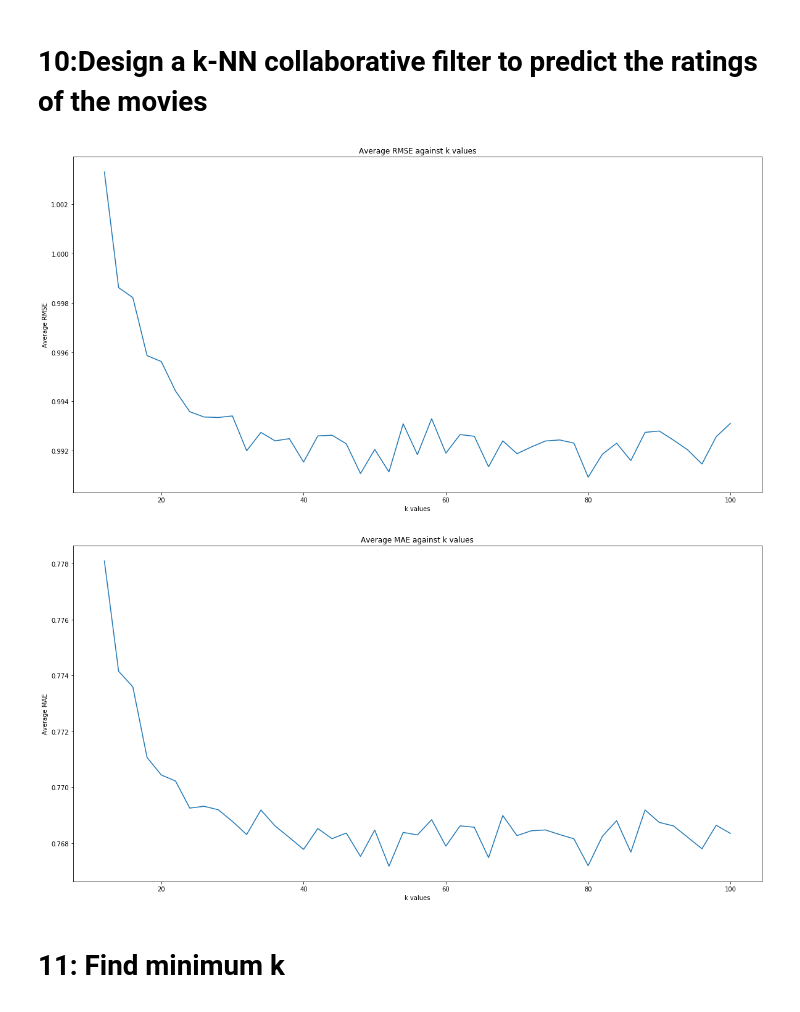
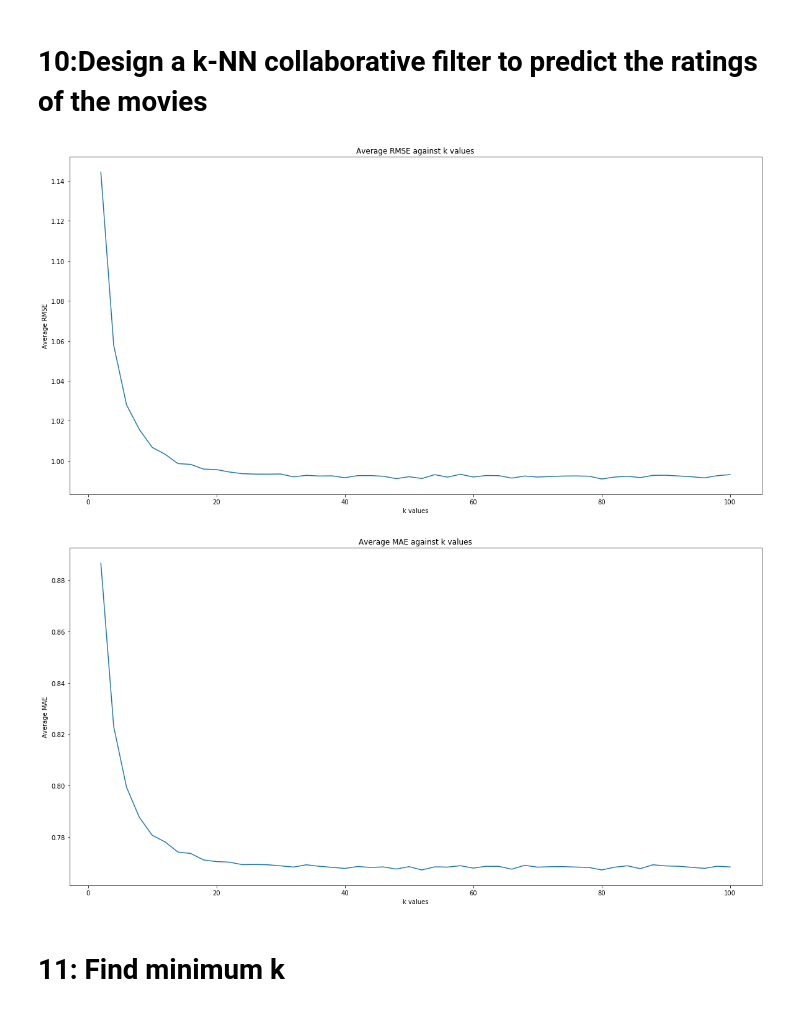
Before and after one commit to shrey-agarwal/Large-Scale-Data-Mining, a Jupyter notebook: Project 3/project3.ipynb, the cells around one changed output. Drawn from its saved outputs; the diff is of its cells as text; code cells hidden in the pictures.

```diff
--- a/Project 3/project3.ipynb
+++ b/Project 3/project3.ipynb
@@ -101,52 +102,55 @@ plt.show()
 ### //TODO
 # %% [markdown]
 # 10:Design a k-NN collaborative filter to predict the ratings of the movies
+# %%
+def plot_rmse_mae(val):
+    mean_rmse = []
+    mean_mae = []
+    for i in range(len(val)):
+        mean_rmse.append(sum(val[i]['test_rmse'])/len(val[i]['test_rmse']))
+        mean_mae.append(sum(val[i]['test_mae'])/len(val[i]['test_mae']))
+
+    plt.figure(figsize=(20,10))
+    plt.plot(range(2,101,2), mean_rmse)
+
+    plt.xlabel('k values')
+    plt.ylabel('Average RMSE')
+    plt.title('Average RMSE against k values')
+    plt.show()
+
+    plt.figure(figsize=(20,10))
+    plt.plot(range(2,101,2), mean_mae)
+
+    plt.xlabel('k values')
+    plt.ylabel('Average MAE')
+    plt.title('Average MAE against k values')
+    plt.show()
 # %%
 load_model = True
 reader = Reader(rating_scale=(1, 5))
 data = Dataset.load_from_df(df[['userId', 'movieId', 'rating']], reader)
 
 if not load_model:
     sim_options = {'name': 'pearson',
                    'user_based': True  # compute  similarities between items
                    }
     list_k = range(2,101, 2)
     print(list(list_k))
     val = []
     for k in list_k:
         model = knns.KNNBasic(k=k, min_k=1, sim_options=sim_options)
         val.append(cross_validate(model, data, measures=['RMSE', 'MAE'], cv=10, verbose=False))
 
     #Dump the results to knnFull.pkl
     with open('models/knnFull.pkl','wb') as f:
         pickle.dump(val,f)
 else:
     val = pickle.load(open('models/knnFull.pkl','rb'))
+
+plot_rmse_mae(val)
+# %% [output]
+[figure, added]
+[figure, added]
-# %%
-mean_rmse = []
-mean_mae = []
-for i in range(len(val)):
-    mean_rmse.append(sum(val[i]['test_rmse'])/len(val[i]['test_rmse']))
-    mean_mae.append(sum(val[i]['test_mae'])/len(val[i]['test_mae']))
-
-plt.figure(figsize=(20,10))
-plt.plot(range(12,101,2), mean_rmse[5:])
-
-plt.xlabel('k values')
-plt.ylabel('Average RMSE')
-plt.title('Average RMSE against k values')
-plt.show()
-
-plt.figure(figsize=(20,10))
-plt.plot(range(12,101,2), mean_mae[5:])
-
-plt.xlabel('k values')
-plt.ylabel('Average MAE')
-plt.title('Average MAE against k values')
-plt.show()
-# %% [output]
-[figure, removed]
-[figure, removed]
 # %% [markdown]
 # 11: Find minimum k
 # %%
```
Also changed, not shown: parts of 2 cells of this notebook.
